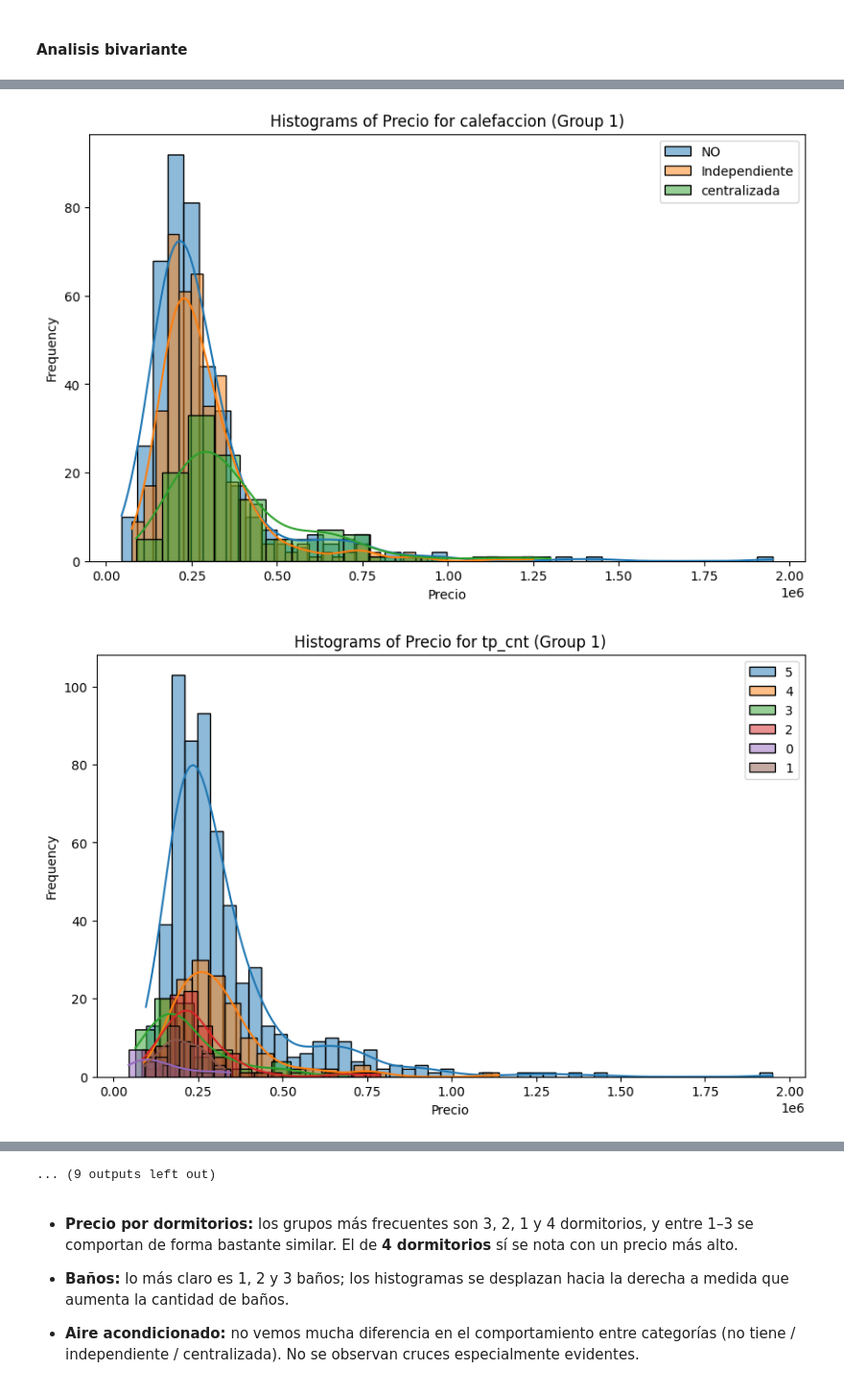
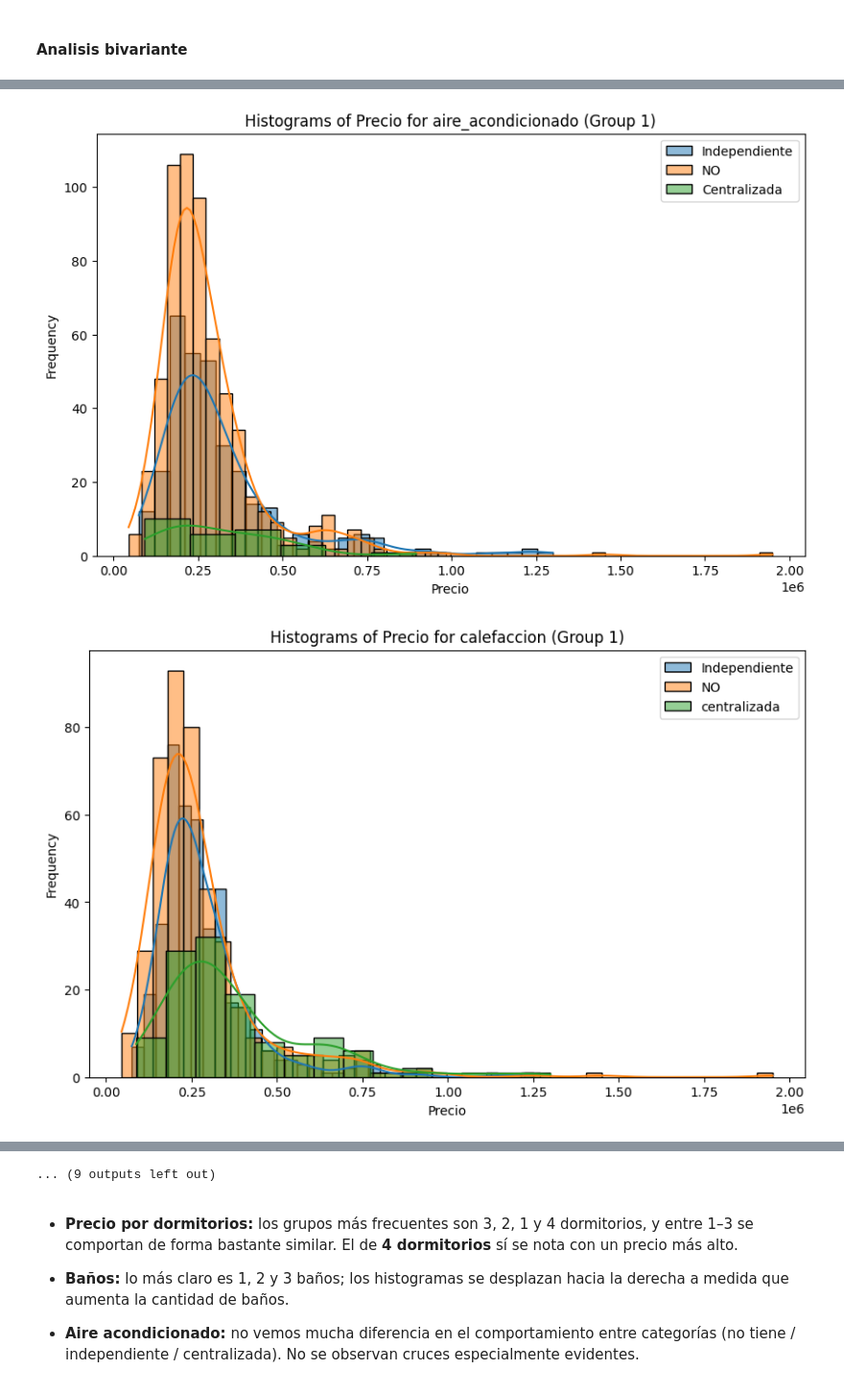
Before and after one commit to mrosm-dev/ML_Prediccion_Precio_Vivienda_Madrid, a Jupyter notebook: src/cajon_basura/notebook_unificado.ipynb, the cells around one changed output, grey strips where cells are left out. Shown at 96% size. Cells and saved outputs as stored; diff of their text form; code cells hidden in the pictures.

```diff
--- a/src/cajon_basura/notebook_unificado.ipynb
+++ b/src/cajon_basura/notebook_unificado.ipynb
@@ -94,3 +203,11 @@ print(y_test.shape)
+# %%
+cluster_transformer = ColumnTransformer(
+    [
+        ('cluster', KMeansCluster(n_clusters=5), ['latitud','longitud'])
+    ],
+    remainder='passthrough',
+    verbose_feature_names_out=False
+).set_output(transform='pandas')
 # %% [markdown]
 # Pretratamiento de datos
 # %%
@@ -105,5 +222,9 @@ pipe_features = Pipeline([
     ('aplanar_campos', FunctionTransformer(aplanar_campos_anidados)),
     ('poi_features', FunctionTransformer(crear_features_poi)),
     ('final_clean', FunctionTransformer(limpiar_y_crear_features)),
+    ('cluster', cluster_transformer),
     ('drop',drop_step)
 ])
+
+X_train_limpio = pipe_features.fit_transform(X_train)
+X_train_limpio.head()
@@ -288,7 +288,7 @@ target = 'Precio'
 # %%
 for col in (categoricas + binaria):
     if col in train_set.columns:
-        bt.plot_grouped_histograms(train_set, cat_col=col, num_col='Precio', group_size = 7 )
+        bt.plot_grouped_histograms(train_set, cat_col=col, num_col='Precio', group_size = 8 )
     else:
         print(f'[WARN] {col} no está en df_plot.columns')
 # %% [output]
@@ -298,2 +298,2 @@ for col in (categoricas + binaria):
-[figure, old version]
+[figure, new version]
-[figure, old version]
+[figure, new version]
```
Also changed, not shown: parts of 57 cells of this notebook, 6 other files.
